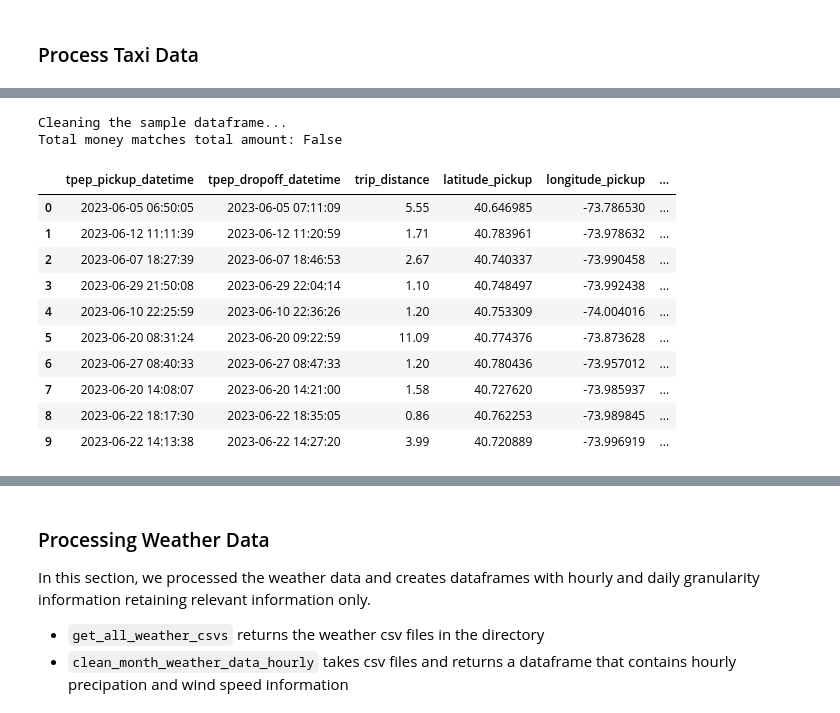
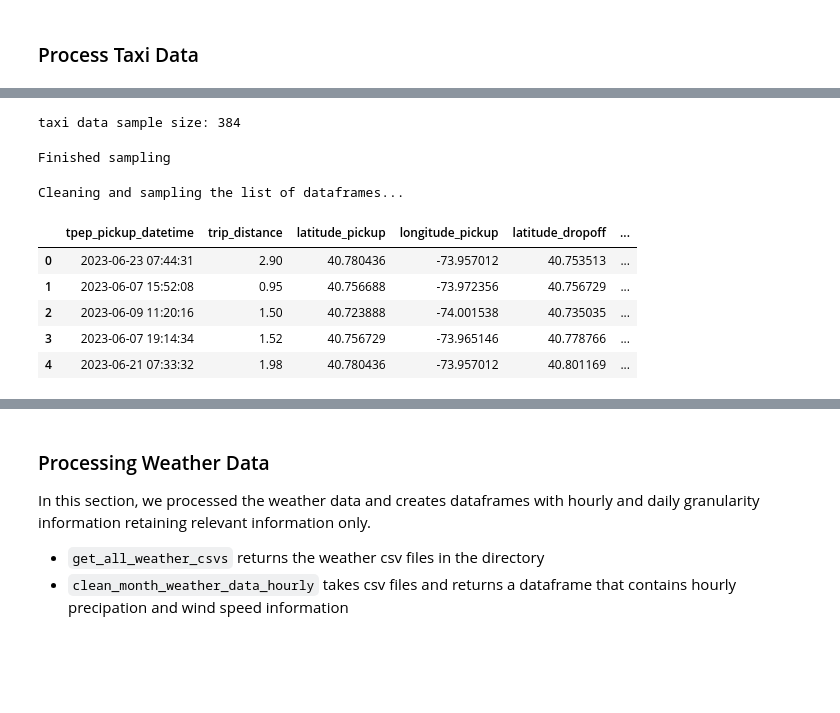
Before and after one commit to rosyzhj/4501-final-project, a Jupyter notebook: Project Scaffolding.ipynb, the cells around one changed output, grey strips where cells are left out. Drawn from its saved outputs; the diff is of its cells as text; code cells hidden in the pictures; blank space fills up the shorter version.

```diff
--- a/Project Scaffolding.ipynb
+++ b/Project Scaffolding.ipynb
@@ -191,25 +207,25 @@ uber_urls = get_and_clean_month(uber_parquet)
 # %%
-def sample_monthly(directory):
-    files = [os.path.join(directory, f) for f in os.listdir(directory) if f.endswith('.parquet')]
+def sample_monthly(directory: str, sample_size: int) -> List[pd.DataFrame]:
+    """
+    Samples a specified number of rows from each Parquet file in a directory.
 
-    max_rows = 0
-    for file in files:
-        df = pd.read_parquet(file)
-        max_rows = max(max_rows, len(df))
+    Args:
+        directory (str): Path to the directory containing Parquet files.
+        sample_size (int): Number of rows to sample from each file.
 
-    sample_size = calculate_sample_size(max_rows)
-    print(f"Sample size for all months: {sample_size}")
+    Returns:
+        List[pd.DataFrame]: A list of sampled DataFrames for each month.
+    """
+    files = [os.path.join(directory, f) for f in os.listdir(directory) if f.endswith(".parquet")]
+    sampled_dataframes = []
 
-    sampled_dataframes = []
     for file in files:
         df = pd.read_parquet(file)
         sampled_df = df.sample(n=sample_size, random_state=30, replace=False)
         sampled_dataframes.append(sampled_df)
+
     print("Finished sampling")
-
-    if sampled_dataframes:
-        combined_sampled_df = pd.concat(sampled_dataframes, ignore_index=True)
-        return combined_sampled_df
+    return sampled_dataframes
 # %% [markdown]
 ### Process Taxi Data
 # %%
@@ -310,0 +234,8 @@ def get_and_clean_taxidata(dataframe):
+# %%
+taxi_sample_size = calculate_monthly_sample_size(taxi_data_dir)
+# %% [output]
+taxi data sample size: 384
+# %%
+taxi_monthly_sampled = sample_monthly(taxi_data_dir, taxi_sample_size * 2)
+# %% [output]
+Finished sampling
@@ -311,22 +326,16 @@ def get_and_clean_taxidata(dataframe):
 # %%
-taxi_data = get_and_clean_taxidata(sampled_taxi_df)
+taxi_data = get_and_clean_taxidata(taxi_monthly_sampled)
 # %% [output]
-Cleaning the sample dataframe...
-Total money matches total amount: False
+Cleaning and sampling the list of dataframes...
 # %%
-taxi_data.head(10)
+taxi_data.head()
 # %% [output]
-|  | tpep_pickup_datetime | tpep_dropoff_datetime | trip_distance | latitude_pickup | longitude_pickup | ... |
-| 0 | 2023-06-05 06:50:05 | 2023-06-05 07:11:09 | 5.55 | 40.646985 | -73.786530 | ... |
-| 1 | 2023-06-12 11:11:39 | 2023-06-12 11:20:59 | 1.71 | 40.783961 | -73.978632 | ... |
-| 2 | 2023-06-07 18:27:39 | 2023-06-07 18:46:53 | 2.67 | 40.740337 | -73.990458 | ... |
-| 3 | 2023-06-29 21:50:08 | 2023-06-29 22:04:14 | 1.10 | 40.748497 | -73.992438 | ... |
-| 4 | 2023-06-10 22:25:59 | 2023-06-10 22:36:26 | 1.20 | 40.753309 | -74.004016 | ... |
-| 5 | 2023-06-20 08:31:24 | 2023-06-20 09:22:59 | 11.09 | 40.774376 | -73.873628 | ... |
-| 6 | 2023-06-27 08:40:33 | 2023-06-27 08:47:33 | 1.20 | 40.780436 | -73.957012 | ... |
-| 7 | 2023-06-20 14:08:07 | 2023-06-20 14:21:00 | 1.58 | 40.727620 | -73.985937 | ... |
-| 8 | 2023-06-22 18:17:30 | 2023-06-22 18:35:05 | 0.86 | 40.762253 | -73.989845 | ... |
-| 9 | 2023-06-22 14:13:38 | 2023-06-22 14:27:20 | 3.99 | 40.720889 | -73.996919 | ... |
+|  | tpep_pickup_datetime | trip_distance | latitude_pickup | longitude_pickup | latitude_dropoff | ... |
+| 0 | 2023-06-23 07:44:31 | 2.90 | 40.780436 | -73.957012 | 40.753513 | ... |
+| 1 | 2023-06-07 15:52:08 | 0.95 | 40.756688 | -73.972356 | 40.756729 | ... |
+| 2 | 2023-06-09 11:20:16 | 1.50 | 40.723888 | -74.001538 | 40.735035 | ... |
+| 3 | 2023-06-07 19:14:34 | 1.52 | 40.756729 | -73.965146 | 40.778766 | ... |
+| 4 | 2023-06-21 07:33:32 | 1.98 | 40.780436 | -73.957012 | 40.801169 | ... |
 # %%
 taxi_data.info()
 # %% [output]
```
Also changed, not shown: parts of 33 cells of this notebook.
